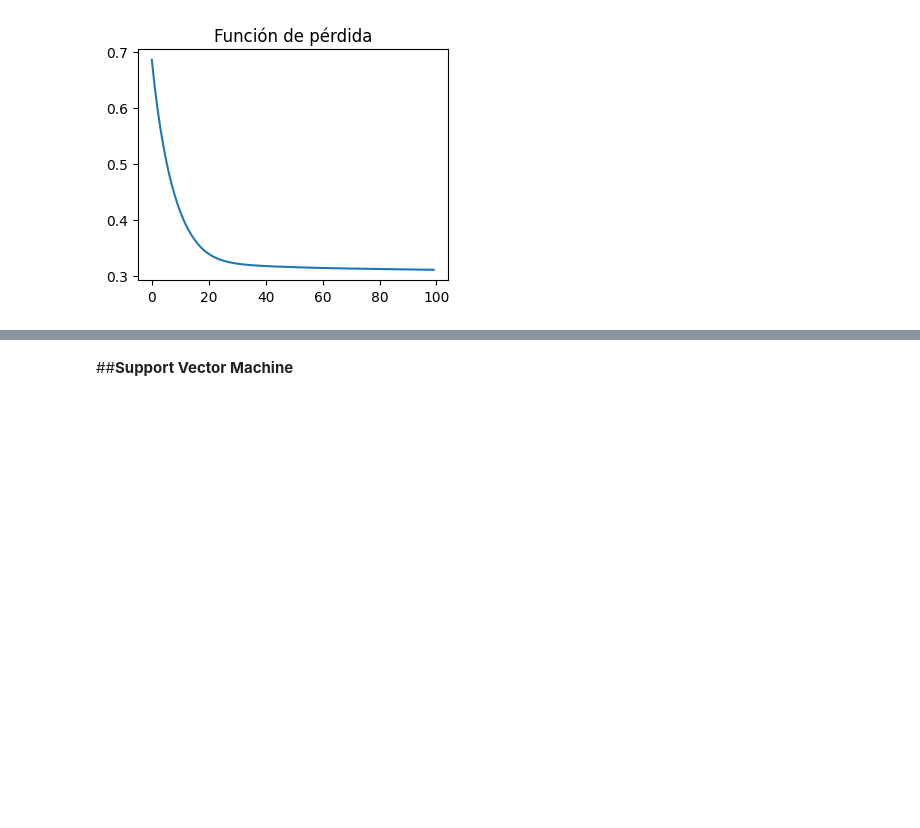
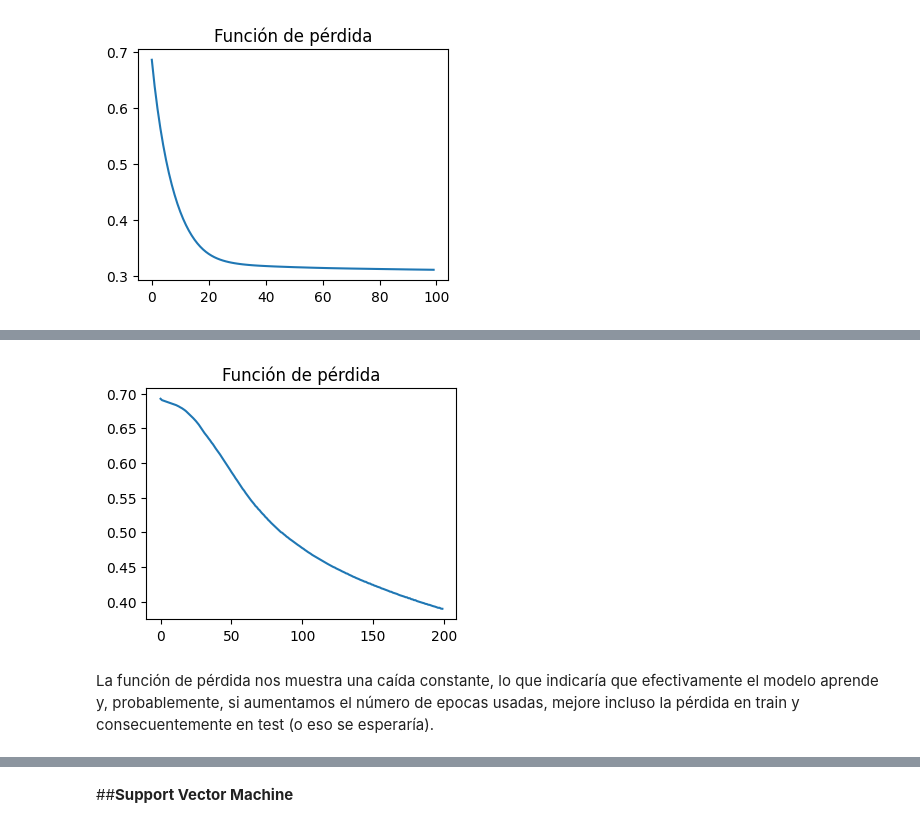
Before and after one commit to DashTT/Reto-02-Chagas, a Jupyter notebook: Reto02_AndradeEscobarVillenas.ipynb, the cells around one changed output, grey strips where cells are left out. Saved outputs shown, nothing was run; the diff lists cells and outputs as text; code cells hidden in the pictures; blank space fills up the shorter version.

```diff
--- a/Reto02_AndradeEscobarVillenas.ipynb
+++ b/Reto02_AndradeEscobarVillenas.ipynb
@@ -542,0 +534,9 @@ weighted avg       0.77      0.88      0.82       198
+# %%
+# Dividimos en entrenamiento, validación y prueba con stratify
+# Primero: 60% entrenamiento, 40% temporal
+X_train, X_temp, y_train, y_temp = train_test_split(X, y, test_size=0.4, random_state=11, stratify= y)
+# Segundo: dividir el 40% temporal en 20% validación y 20% prueba
+X_val, X_test, y_val, y_test = train_test_split(X_temp, y_temp, test_size=0.5, random_state=11, stratify=y_temp)
+print(f"Conjunto de entrenamiento: {X_train.shape[0]} muestras")
+print(f"Conjunto de validación: {X_val.shape[0]} muestras")
+print(f"Conjunto de prueba: {X_test.shape[0]} muestras")
@@ -542,0 +547,18 @@ weighted avg       0.77      0.88      0.82       198
+# %%
+#Realizamos un modelo distinto que contenga class_weight, un optimizador tipo adam y el proceso de validación y test
+set_seed(11)
+model = Sequential([
+    Input(shape=(38,)),
+    Dense(units=6, activation='relu'),
+    Dense(units=3, activation='relu'),
+    Dense(units=1, activation='sigmoid')
+])
+# Compilamos el modelo
+optimizer = Adam(learning_rate=0.001)
+loss = BinaryCrossentropy()
+model.compile(
+    optimizer=optimizer,
+    loss=BinaryCrossentropy(),
+    metrics=['Precision','Recall','AUC'])
+# Resumen del modelo
+model.summary()
@@ -542,0 +579,6 @@ weighted avg       0.77      0.88      0.82       198
+# %%
+#Ahora creamos el class_weight que pondremos en el history del modelo
+classes = np.unique(y_train) #Sacamos los valores 0 y 1
+weights = compute_class_weight(class_weight='balanced', classes=classes,y=y_train)
+class_weight = dict(zip(classes, weights))
+print(class_weight) #nos dirá cómo penalizará el modelo al equivocarse en cada variable
@@ -542,0 +589,2 @@ weighted avg       0.77      0.88      0.82       198
+# %%
+history = model.fit(X_train, y_train,epochs=200,validation_data=(X_val, y_val),class_weight=class_weight,verbose=1)
@@ -542,0 +609,10 @@ weighted avg       0.77      0.88      0.82       198
+# %%
+# Visualizar la evolución de la función de pérdida
+plt.figure(figsize=(4, 3))
+plt.plot(history.history['loss'])
+plt.title('Función de pérdida')
+plt.show()
+# %% [output]
+[figure, added]
+# %% [markdown]
+La función de pérdida nos muestra una caída constante, lo que indicaría que efectivamente el modelo aprende y, probablemente, si aumentamos el número de epocas usadas, mejore incluso la pérdida en train y consecuentemente en test (o eso se esperaría).
```
Also changed, not shown: parts of 26 cells of this notebook.
